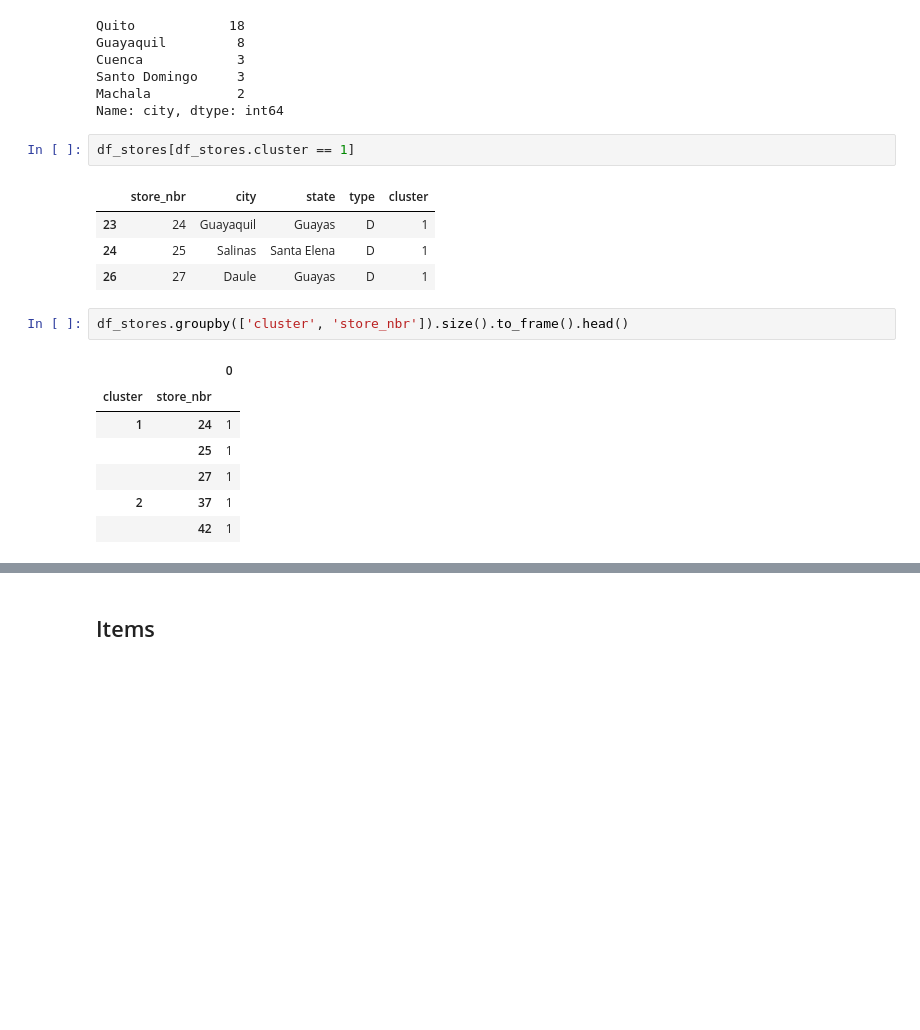
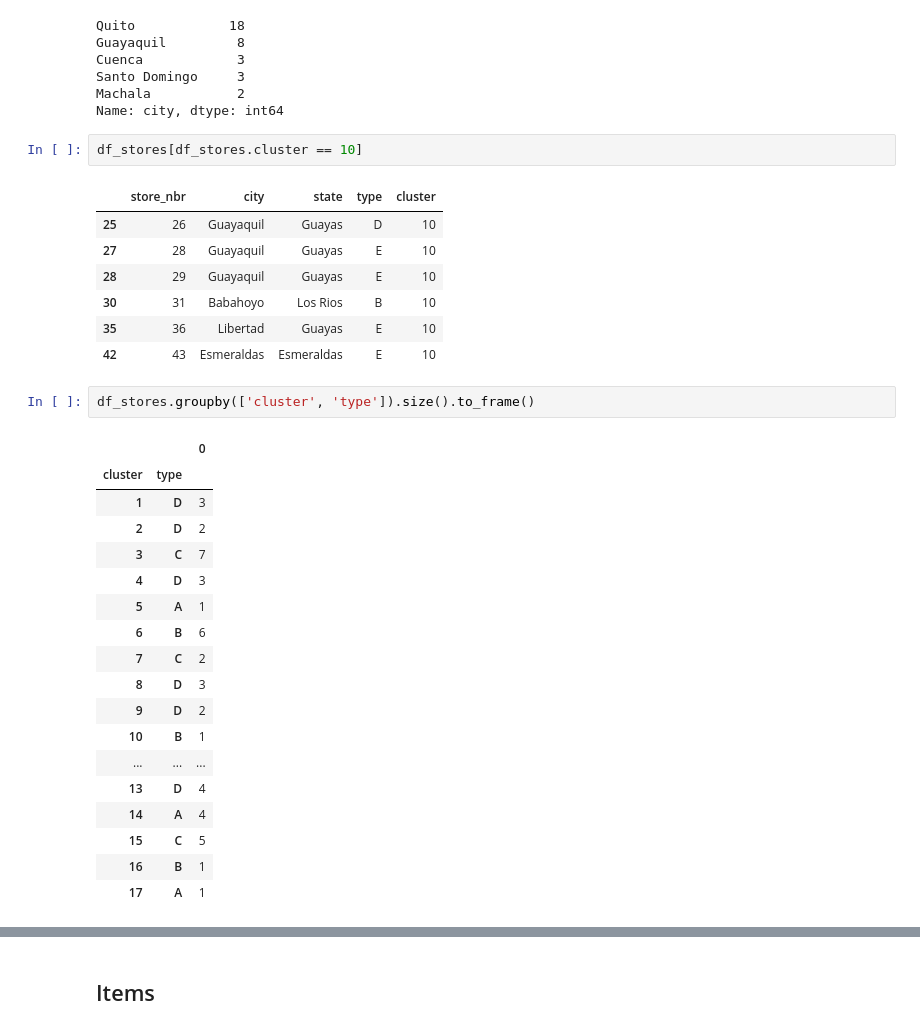
Before and after one commit to alekseisolovev/kaggle, a Jupyter notebook: favorita-sales/favorita_sales_eda.ipynb, the cells around one changed output, grey strips where cells are left out. Drawn from its saved outputs; the diff is of its cells as text; blank space fills up the shorter version.

```diff
--- a/favorita-sales/favorita_sales_eda.ipynb
+++ b/favorita-sales/favorita_sales_eda.ipynb
@@ -118,19 +118,33 @@ Santo Domingo     3
 Machala           2
 Name: city, dtype: int64
 # %%
-df_stores[df_stores.cluster == 1]
+df_stores[df_stores.cluster == 10]
 # %% [output]
 |  | store_nbr | city | state | type | cluster |
-| 23 | 24 | Guayaquil | Guayas | D | 1 |
-| 24 | 25 | Salinas | Santa Elena | D | 1 |
-| 26 | 27 | Daule | Guayas | D | 1 |
+| 25 | 26 | Guayaquil | Guayas | D | 10 |
+| 27 | 28 | Guayaquil | Guayas | E | 10 |
+| 28 | 29 | Guayaquil | Guayas | E | 10 |
+| 30 | 31 | Babahoyo | Los Rios | B | 10 |
+| 35 | 36 | Libertad | Guayas | E | 10 |
+| 42 | 43 | Esmeraldas | Esmeraldas | E | 10 |
 # %%
-df_stores.groupby(['cluster', 'store_nbr']).size().to_frame().head()
+df_stores.groupby(['cluster', 'type']).size().to_frame()
 # %% [output]
 |  |  | 0 |
-| cluster | store_nbr |  |
-| 1 | 24 | 1 |
-|  | 25 | 1 |
-|  | 27 | 1 |
-| 2 | 37 | 1 |
-|  | 42 | 1 |
+| cluster | type |  |
+| 1 | D | 3 |
+| 2 | D | 2 |
+| 3 | C | 7 |
+| 4 | D | 3 |
+| 5 | A | 1 |
+| 6 | B | 6 |
+| 7 | C | 2 |
+| 8 | D | 3 |
+| 9 | D | 2 |
+| 10 | B | 1 |
+| ... | ... | ... |
+| 13 | D | 4 |
+| 14 | A | 4 |
+| 15 | C | 5 |
+| 16 | B | 1 |
+| 17 | A | 1 |
```
Also changed, not shown: parts of 6 cells of this notebook.
